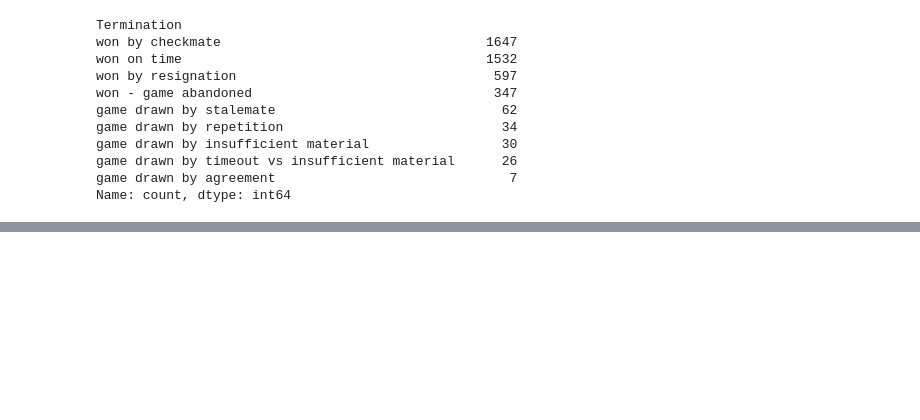
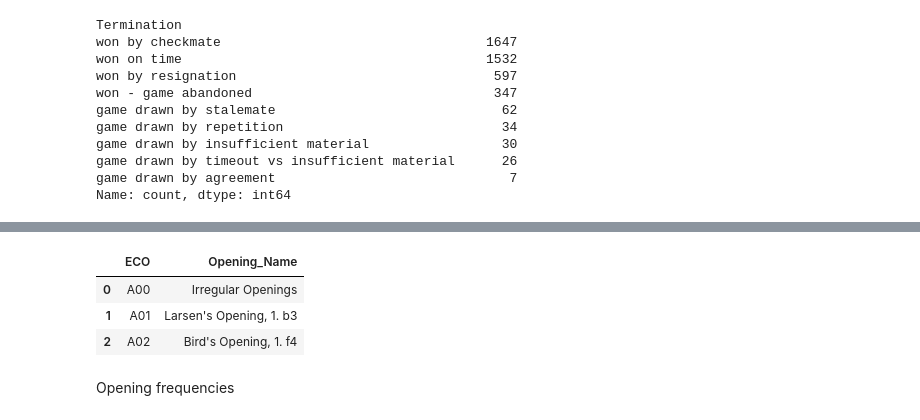
Before and after one commit to bryankeating10/WildHorse-Analytics-Chess-v2, a Jupyter notebook: Development/kingsk_data_preview.ipynb, the cells around one changed output, grey strips where cells are left out. Saved outputs shown, nothing was run; the diff lists cells and outputs as text; code cells hidden in the pictures; blank space fills up the shorter version.

Commit message:
Exploring opening data

```diff
--- a/Development/kingsk_data_preview.ipynb
+++ b/Development/kingsk_data_preview.ipynb
@@ -62,0 +113,8 @@ plt.show()
+# %%
+eco_codes = pd.read_csv('../Analysis/eco_codes.csv',header=None, names=['ECO', 'Opening_Name'])
+eco_codes.head(3)
+# %% [output]
+|  | ECO | Opening_Name |
+| 0 | A00 | Irregular Openings |
+| 1 | A01 | Larsen's Opening, 1. b3 |
+| 2 | A02 | Bird's Opening, 1. f4 |
@@ -62,0 +124,2 @@ plt.show()
+# %% [markdown]
+Opening frequencies
```
Also changed, not shown: parts of 6 cells of this notebook, 1 other file.
